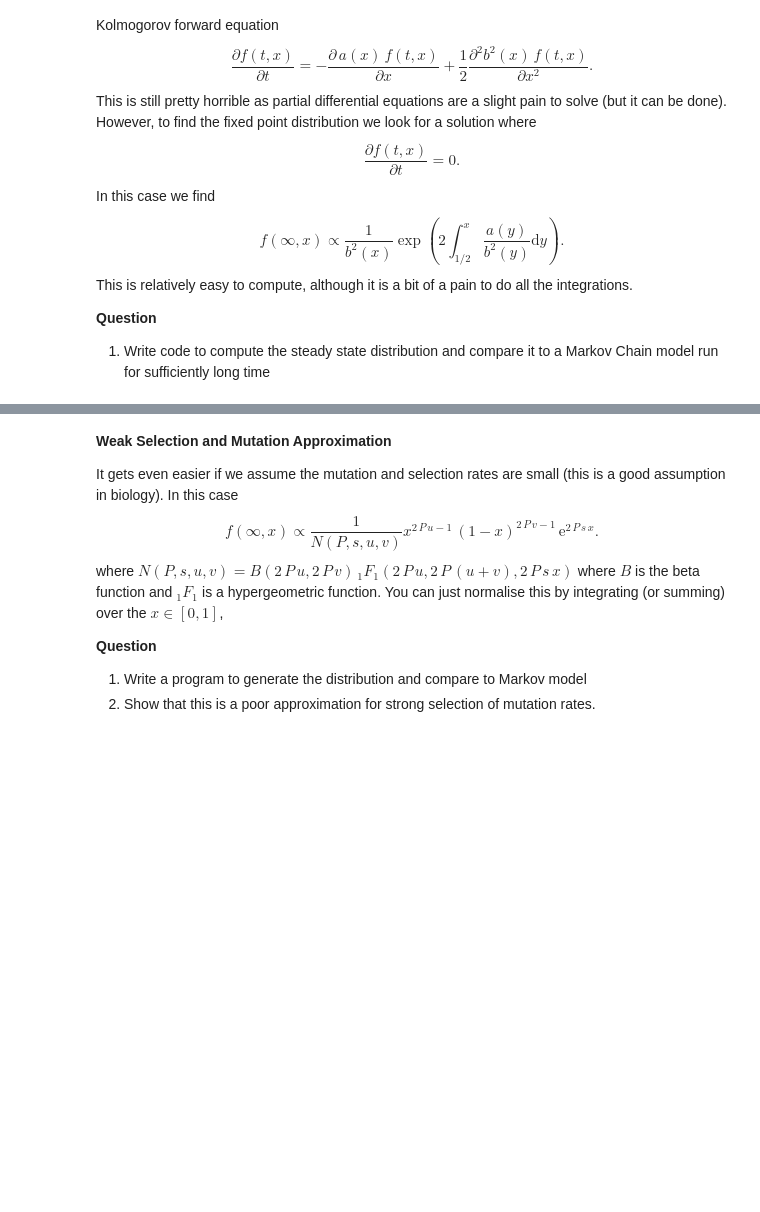
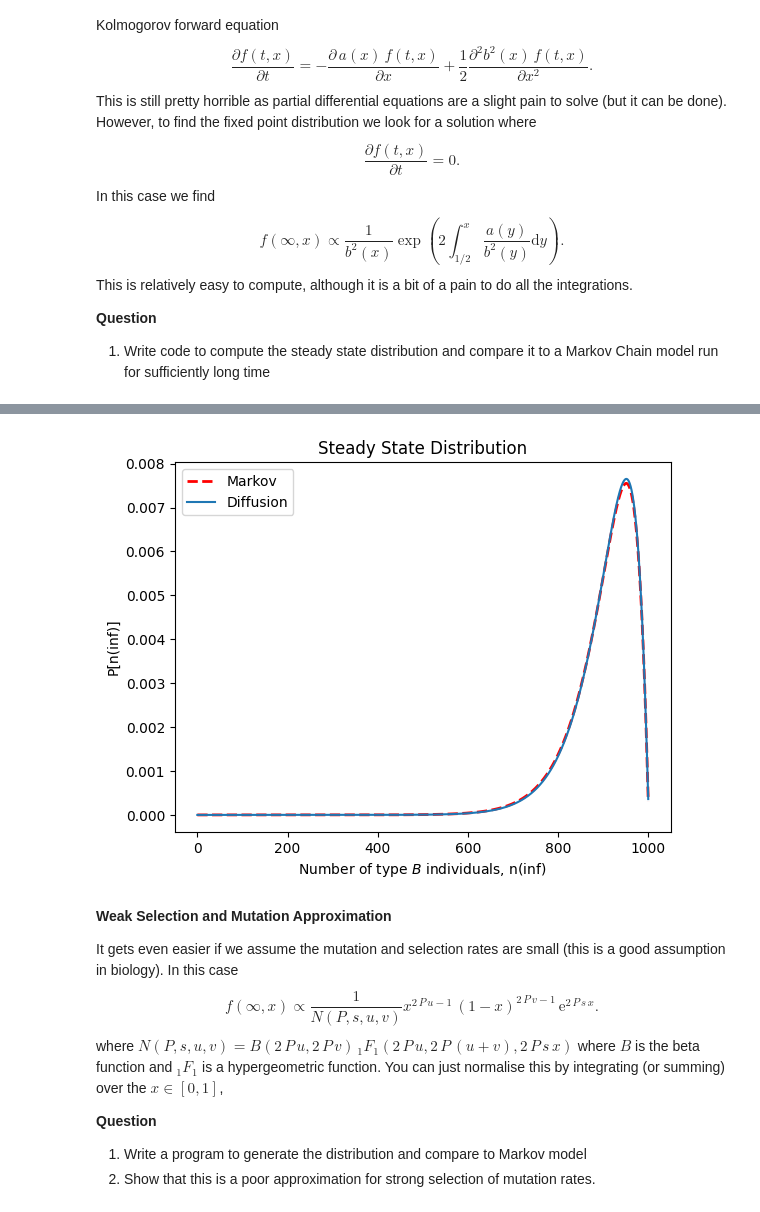
Before and after one commit to Hui-cd/comp3212, a Jupyter notebook: tutorial3/t3.ipynb, the cells around one changed output, grey strips where cells are left out. Drawn from its saved outputs; the diff is of its cells as text; code cells hidden in the pictures; blank space fills up the shorter version.

```diff
--- a/tutorial3/t3.ipynb
+++ b/tutorial3/t3.ipynb
@@ -568,3 +453,67 @@ plt.show()
+# %%
+from scipy.integrate import quad
+import numpy as np
+import matplotlib.pyplot as plt
+import math
+
+def distribution(model, n0, T):
+    """Return the distribution of the Population After T iterations starting from n0"""
+    it = model(n0)
+    for _ in range(T-1):
+        next(it)
+    dist = next(it)
+    return list(range(len(dist))), dist
+
+class steadyStateDiffusion():
+    """ Computes the diffusion approximation to the steady state"""
+
+    def __init__(self, P, s, u, v):
+        self.param = [P,s,u,v]
+        self.P = P
+        self.norm = 1
+        self.norm, _ = quad(self.__call__, 0, P)
+        self.norm *= 1
+
+    def psm(self, x):
+        _, s, u, v = self.param
+        ps = (1+s)*x/(1+s*x)
+        return ps*(1-v) + u*(1-ps)
+
+    def integrand(self, x):
+        p = self.psm(x)
+        a = p-x
+        bs = p*(1-p)/self.P
+        return -2*a/bs
+
+    def __call__(self, n):
+        x = n/self.P
+        p = self.psm(x)
+        bs = p*(1-p)/self.P
+        integral, _ = quad(self.integrand,x,0.5)
+        return math.exp(integral)/(self.norm*bs)
+
+param = {"P": 1000, "s": 0.01, "u": 0.001, "v": 0.001} # Speed up mutation
+
+diffusion = steadyStateDiffusion(**param)
+
+## Markov Solution after a long time
+T= 1000
+n, markovDist = distribution(markovChain, 0, T)
+
+#fig = plt.figure(figsize=(12,8))
+plt.plot(n, markovDist, "--r", linewidth=2, label="Markov")
+
+diffResult = [diffusion(i) for i in n]
+
+plt.plot(n, diffResult, label="Diffusion")
+
+plt.xlabel("Number of type $B$ individuals, n(inf)")
+plt.ylabel("P[n(inf)]")
+plt.title("Steady State Distribution")
+plt.legend()
+plt.show()
+# %% [output]
+[figure, added]
 # %% [markdown]
 **Weak Selection and Mutation Approximation**
 
```
Also changed, not shown: parts of 12 cells of this notebook, 3 other files.
